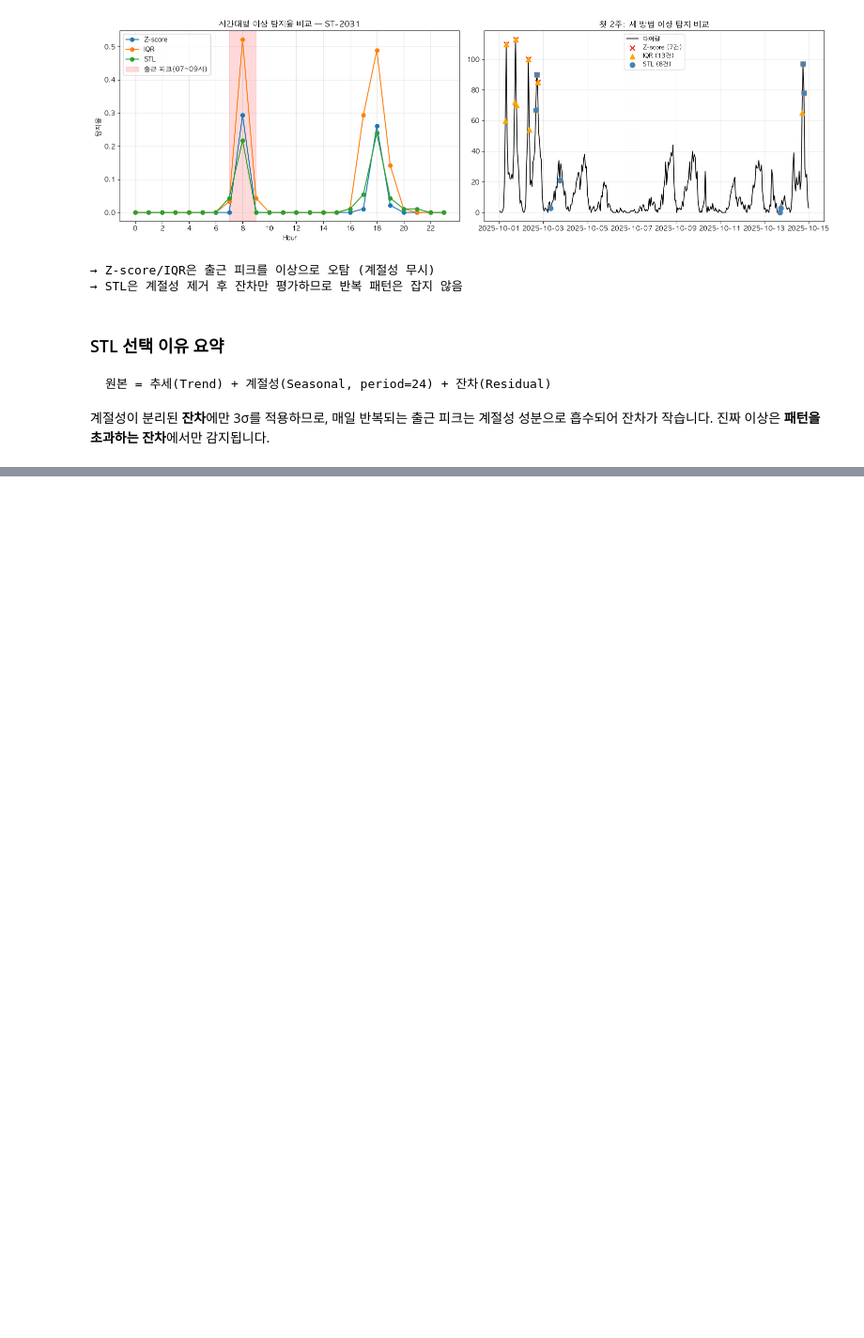
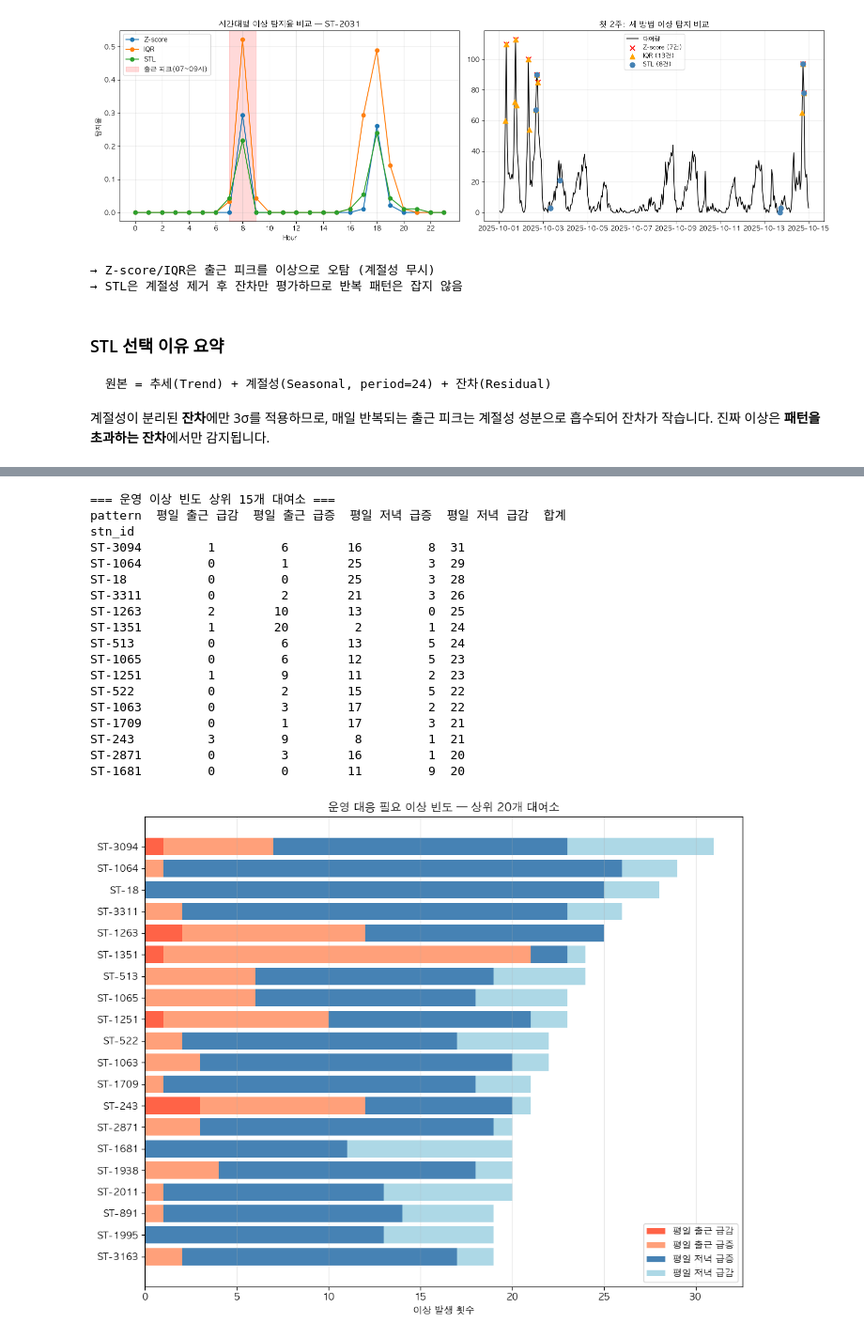
Before and after one commit to ClaraHayoungPark/seoul-bike-ml, a Jupyter notebook: notebooks/02_anomaly_detection.ipynb, the cells around one changed output, grey strips where cells are left out. Shown at 94% size. Drawn from its saved outputs; the diff is of its cells as text; code cells hidden in the pictures; blank space fills up the shorter version.

Commit message:
feat: 02_anomaly_detection 패턴 분류 확장 및 문제 대여소 분석 추가

```diff
--- a/notebooks/02_anomaly_detection.ipynb
+++ b/notebooks/02_anomaly_detection.ipynb
@@ -279 +312,68 @@ pattern
+# %%
+# ── 운영 대응 필요 패턴만 필터 ───────────────────────────────────────────────
+action_patterns = ["평일 출근 급감", "평일 출근 급증", "평일 저녁 급증", "평일 저녁 급감"]
+stl_action = stl_all[stl_all["pattern"].isin(action_patterns)].copy()
+
+# ── 대여소 × 패턴별 이상 횟수 집계 ──────────────────────────────────────────
+stn_pattern = (
+    stl_action.groupby(["stn_id", "pattern"])
+    .size()
+    .unstack(fill_value=0)
+)
+# 누락 컬럼 보완
+for col in action_patterns:
+    if col not in stn_pattern.columns:
+        stn_pattern[col] = 0
+stn_pattern = stn_pattern[action_patterns]
+stn_pattern["합계"] = stn_pattern.sum(axis=1)
+stn_pattern = stn_pattern.sort_values("합계", ascending=False)
+
+print("=== 운영 이상 빈도 상위 15개 대여소 ===")
+print(stn_pattern.head(15).to_string())
+
+# ── 시각화: 상위 20개 대여소 누적 막대 ───────────────────────────────────────
+top20 = stn_pattern.head(20).drop(columns="합계").iloc[::-1]
+
+palette_action = {
+    "평일 출근 급감": "tomato",
+    "평일 출근 급증": "lightsalmon",
+    "평일 저녁 급증": "steelblue",
+    "평일 저녁 급감": "lightblue",
+}
+
+fig, ax = plt.subplots(figsize=(10, 8))
+left = pd.Series(0, index=top20.index)
+for pattern in action_patterns:
+    if pattern in top20.columns:
+        ax.barh(top20.index.astype(str), top20[pattern], left=left,
+                color=palette_action[pattern], label=pattern)
+        left += top20[pattern]
+
+ax.set_xlabel("이상 발생 횟수")
+ax.set_title("운영 대응 필요 이상 빈도 — 상위 20개 대여소")
+ax.legend(loc="lower right")
+ax.grid(axis="x", alpha=0.3)
+plt.tight_layout()
+plt.savefig("../reports/figures/station_action_anomaly.png", dpi=150, bbox_inches="tight")
+plt.show()
+# %% [output]
+=== 운영 이상 빈도 상위 15개 대여소 ===
+pattern  평일 출근 급감  평일 출근 급증  평일 저녁 급증  평일 저녁 급감  합계
+stn_id
+ST-3094         1         6        16         8  31
+ST-1064         0         1        25         3  29
+ST-18           0         0        25         3  28
+ST-3311         0         2        21         3  26
+ST-1263         2        10        13         0  25
+ST-1351         1        20         2         1  24
+ST-513          0         6        13         5  24
+ST-1065         0         6        12         5  23
+ST-1251         1         9        11         2  23
+ST-522          0         2        15         5  22
+ST-1063         0         3        17         2  22
+ST-1709         0         1        17         3  21
+ST-243          3         9         8         1  21
+ST-2871         0         3        16         1  20
+ST-1681         0         0        11         9  20
+[figure, added]
 # %% [markdown]
```
Also changed, not shown: parts of 8 cells of this notebook, 4 other files.
